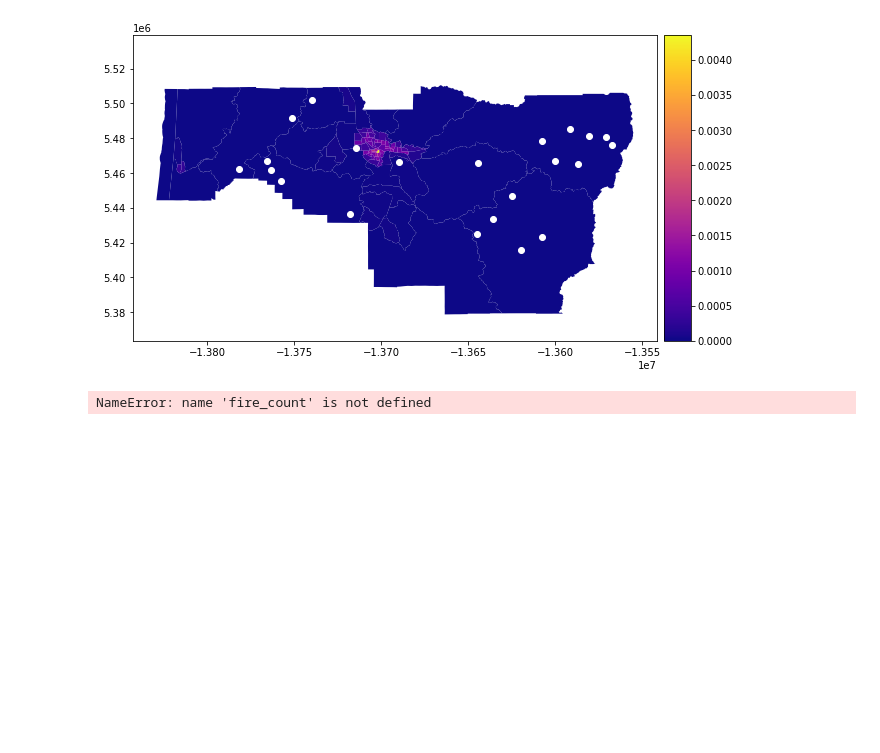
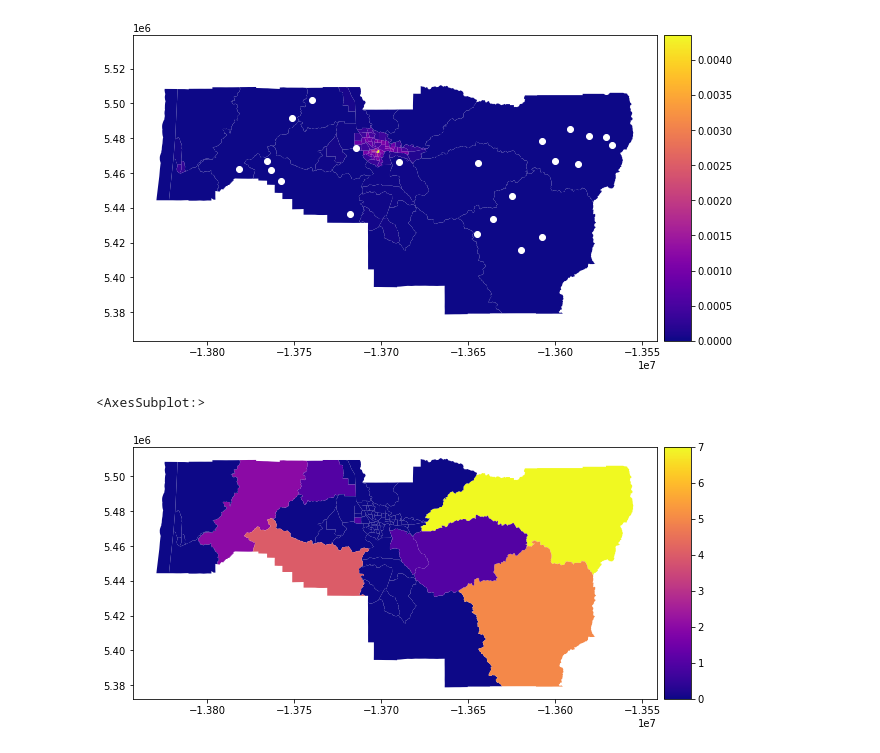
Before and after one commit to morganscafidi/geospatial-data-science, a Jupyter notebook: labs/lab2/lab2_wildfires.ipynb, the cells around one changed output. Saved outputs shown, nothing was run; the diff lists cells and outputs as text; code cells hidden in the pictures; blank space fills up the shorter version.

```diff
--- a/labs/lab2/lab2_wildfires.ipynb
+++ b/labs/lab2/lab2_wildfires.ipynb
@@ -5,7 +5,8 @@ import geopandas as gpd
 import matplotlib.pyplot as plt
 # %%
 # Define data filepath
-pathname = '/Users/morganscafidi/Documents/GitHub/geospatial-data-science/labs/lab2/Wildfire'
+#pathname = '/Users/morganscafidi/Documents/GitHub/geospatial-data-science/labs/lab2/Wildfire'
+pathname = './Wildfire/'
 
 # Read data
-df = gpd.read_file('/Users/morganscafidi/Documents/GitHub/geospatial-data-science/labs/lab2/Wildfire/' + 'or_1992-2018.shp') # 'df' stands for DataFrame
+df = gpd.read_file(pathname + 'or_1992-2018.shp') # 'df' stands for DataFrame
@@ -510,21 +287,22 @@ lane_fires_proj.plot(ax=ax, c='white')
 # %%
 # Spatial join
 joined_df = gpd.sjoin(lane_fires_proj, lane_pop, how='inner', predicate='intersects')
 
 # Groupby tract
 tract_count = joined_df.groupby(['tract'], as_index=False)['OBJECTID'].count()
 tract_count.columns = ['tract', 'fire_count']
 
 # Merge back to original DataFrame
-merged_df = lane_pop.merge(fire_count, on='tract', how='left')
+merged_df = lane_pop.merge(tract_count, on='tract', how='left')
 
 # Clean up data by filling NaNs with 0
 merged_df['fire_count'].fillna(0, inplace=True)
 
 # Plot map
 f, ax = plt.subplots(1, 1, figsize=(10,10))
 divider = make_axes_locatable(ax)
 cax = divider.append_axes("right", size="5%", pad=0.1)
 merged_df.plot('fire_count', ax=ax, cmap='plasma', legend=True, cax=cax)
 # %% [output]
-NameError: name 'fire_count' is not defined
+<AxesSubplot:>
+[figure, added]
```
Also changed, not shown: parts of 33 cells of this notebook.
